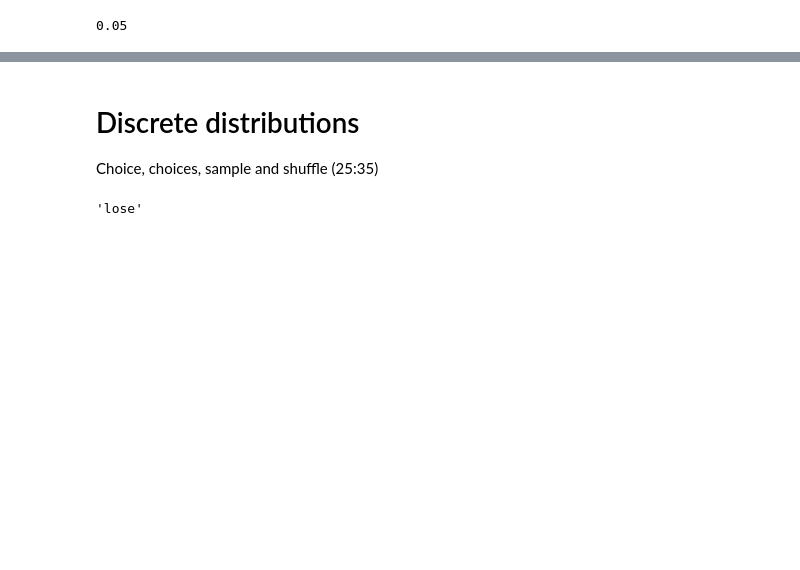
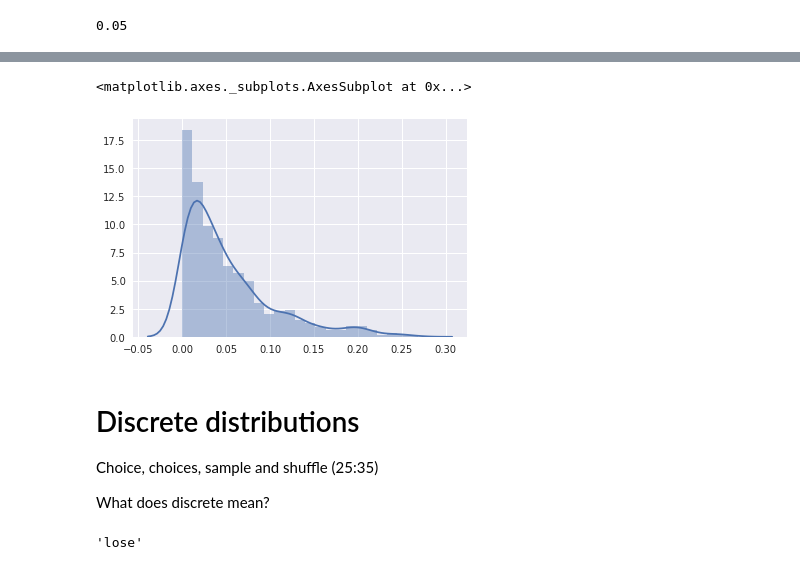
Before and after one commit to staticaland/modern-python-notes, a Jupyter notebook: modern_python.ipynb, the cells around one changed output, grey strips where cells are left out. Drawn from its saved outputs; the diff is of its cells as text; code cells hidden in the pictures; blank space fills up the shorter version.

```diff
--- a/modern_python.ipynb
+++ b/modern_python.ipynb
@@ -306,7 +343,14 @@ stdev(data)
+# %%
+sns.distplot(data)
+# %% [output]
+<matplotlib.axes._subplots.AxesSubplot at 0x...>
+[figure, added]
 # %% [markdown]
 # Discrete distributions
 
 Choice, choices, sample and shuffle (25:35)
+
+What does discrete mean?
 # %%
 from random import choice, choices, sample, shuffle
 # %%
```
Also changed, not shown: parts of 35 cells of this notebook.
